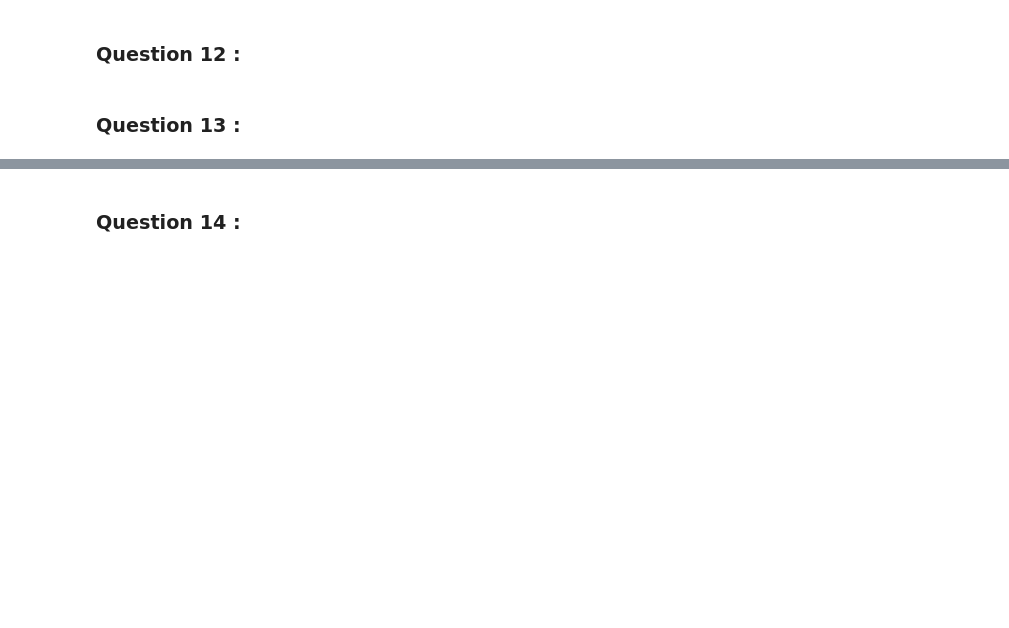
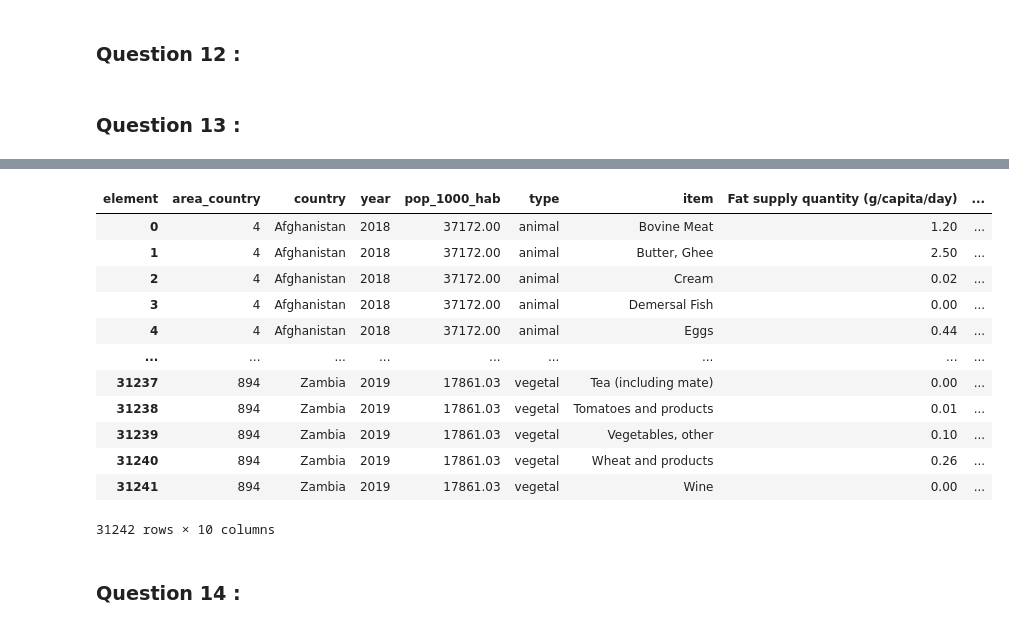
Before and after one commit to neevaiti/faost_exercices, a Jupyter notebook: fao_exercices.ipynb, the cells around one changed output, grey strips where cells are left out. Cells and saved outputs as stored; diff of their text form; code cells hidden in the pictures; blank space fills up the shorter version.

```diff
--- a/fao_exercices.ipynb
+++ b/fao_exercices.ipynb
@@ -292,2 +303,18 @@ general_wide_df = general_wide_df.reset_index()
+# %%
+general_wide_df
+# %% [output]
+| element | area_country | country | year | pop_1000_hab | type | item | Fat supply quantity (g/capita/day) | ... |
+| 0 | 4 | Afghanistan | 2018 | 37172.00 | animal | Bovine Meat | 1.20 | ... |
+| 1 | 4 | Afghanistan | 2018 | 37172.00 | animal | Butter, Ghee | 2.50 | ... |
+| 2 | 4 | Afghanistan | 2018 | 37172.00 | animal | Cream | 0.02 | ... |
+| 3 | 4 | Afghanistan | 2018 | 37172.00 | animal | Demersal Fish | 0.00 | ... |
+| 4 | 4 | Afghanistan | 2018 | 37172.00 | animal | Eggs | 0.44 | ... |
+| ... | ... | ... | ... | ... | ... | ... | ... | ... |
+| 31237 | 894 | Zambia | 2019 | 17861.03 | vegetal | Tea (including mate) | 0.00 | ... |
+| 31238 | 894 | Zambia | 2019 | 17861.03 | vegetal | Tomatoes and products | 0.01 | ... |
+| 31239 | 894 | Zambia | 2019 | 17861.03 | vegetal | Vegetables, other | 0.10 | ... |
+| 31240 | 894 | Zambia | 2019 | 17861.03 | vegetal | Wheat and products | 0.26 | ... |
+| 31241 | 894 | Zambia | 2019 | 17861.03 | vegetal | Wine | 0.00 | ... |
+31242 rows × 10 columns
 # %% [markdown]
 ### Question 14 :
```
Also changed, not shown: parts of 21 cells of this notebook.
